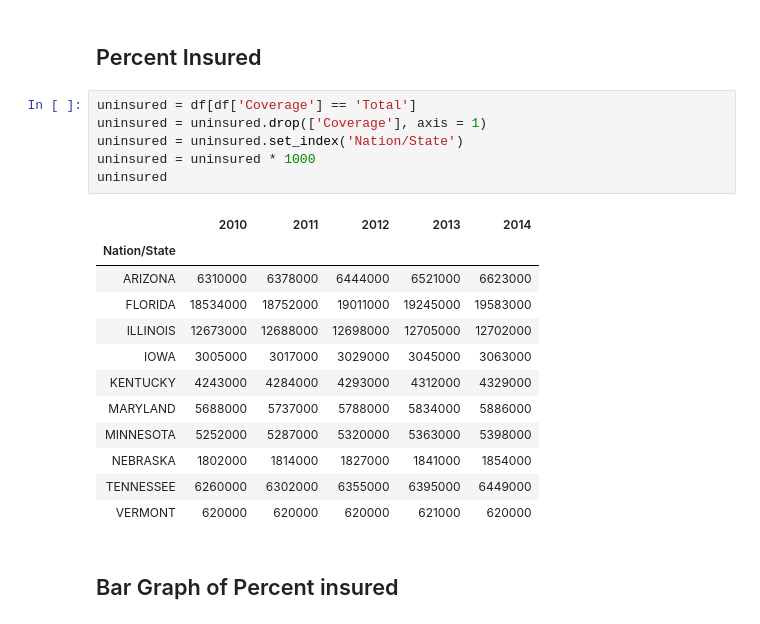
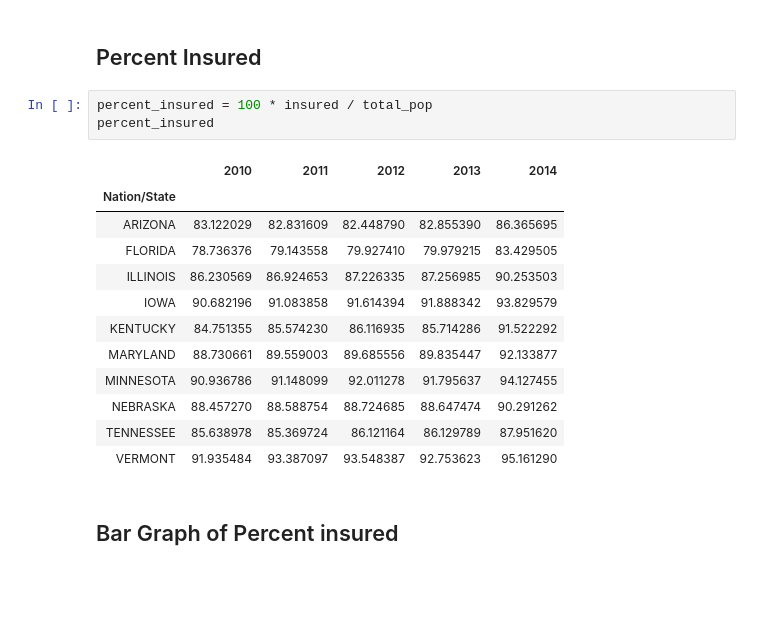
Before and after one commit to TJL30308/DREAM_Project, a Jupyter notebook: insurance_coverage.ipynb, the cells around one changed output. Cells and saved outputs as stored; diff of their text form; blank space fills up the shorter version.

```diff
--- a/insurance_coverage.ipynb
+++ b/insurance_coverage.ipynb
@@ -113,25 +113,22 @@ ax.grid()
 [figure]
 # %% [markdown]
 ## Percent Insured
-# %%
-uninsured = df[df['Coverage'] == 'Total']
-uninsured = uninsured.drop(['Coverage'], axis = 1)
-uninsured = uninsured.set_index('Nation/State')
-uninsured = uninsured * 1000
-uninsured
-# %% [output]
-|  | 2010 | 2011 | 2012 | 2013 | 2014 |
-| Nation/State |  |  |  |  |  |
-| ARIZONA | 6310000 | 6378000 | 6444000 | 6521000 | 6623000 |
-| FLORIDA | 18534000 | 18752000 | 19011000 | 19245000 | 19583000 |
-| ILLINOIS | 12673000 | 12688000 | 12698000 | 12705000 | 12702000 |
-| IOWA | 3005000 | 3017000 | 3029000 | 3045000 | 3063000 |
-| KENTUCKY | 4243000 | 4284000 | 4293000 | 4312000 | 4329000 |
-| MARYLAND | 5688000 | 5737000 | 5788000 | 5834000 | 5886000 |
-| MINNESOTA | 5252000 | 5287000 | 5320000 | 5363000 | 5398000 |
-| NEBRASKA | 1802000 | 1814000 | 1827000 | 1841000 | 1854000 |
-| TENNESSEE | 6260000 | 6302000 | 6355000 | 6395000 | 6449000 |
-| VERMONT | 620000 | 620000 | 620000 | 621000 | 620000 |
+# %%
+percent_insured = 100 * insured / total_pop
+percent_insured
+# %% [output]
+|  | 2010 | 2011 | 2012 | 2013 | 2014 |
+| Nation/State |  |  |  |  |  |
+| ARIZONA | 83.122029 | 82.831609 | 82.448790 | 82.855390 | 86.365695 |
+| FLORIDA | 78.736376 | 79.143558 | 79.927410 | 79.979215 | 83.429505 |
+| ILLINOIS | 86.230569 | 86.924653 | 87.226335 | 87.256985 | 90.253503 |
+| IOWA | 90.682196 | 91.083858 | 91.614394 | 91.888342 | 93.829579 |
+| KENTUCKY | 84.751355 | 85.574230 | 86.116935 | 85.714286 | 91.522292 |
+| MARYLAND | 88.730661 | 89.559003 | 89.685556 | 89.835447 | 92.133877 |
+| MINNESOTA | 90.936786 | 91.148099 | 92.011278 | 91.795637 | 94.127455 |
+| NEBRASKA | 88.457270 | 88.588754 | 88.724685 | 88.647474 | 90.291262 |
+| TENNESSEE | 85.638978 | 85.369724 | 86.121164 | 86.129789 | 87.951620 |
+| VERMONT | 91.935484 | 93.387097 | 93.548387 | 92.753623 | 95.161290 |
 # %% [markdown]
 ## Bar Graph of Percent insured
 # %%
```
Also changed, not shown: parts of 3 cells of this notebook.
